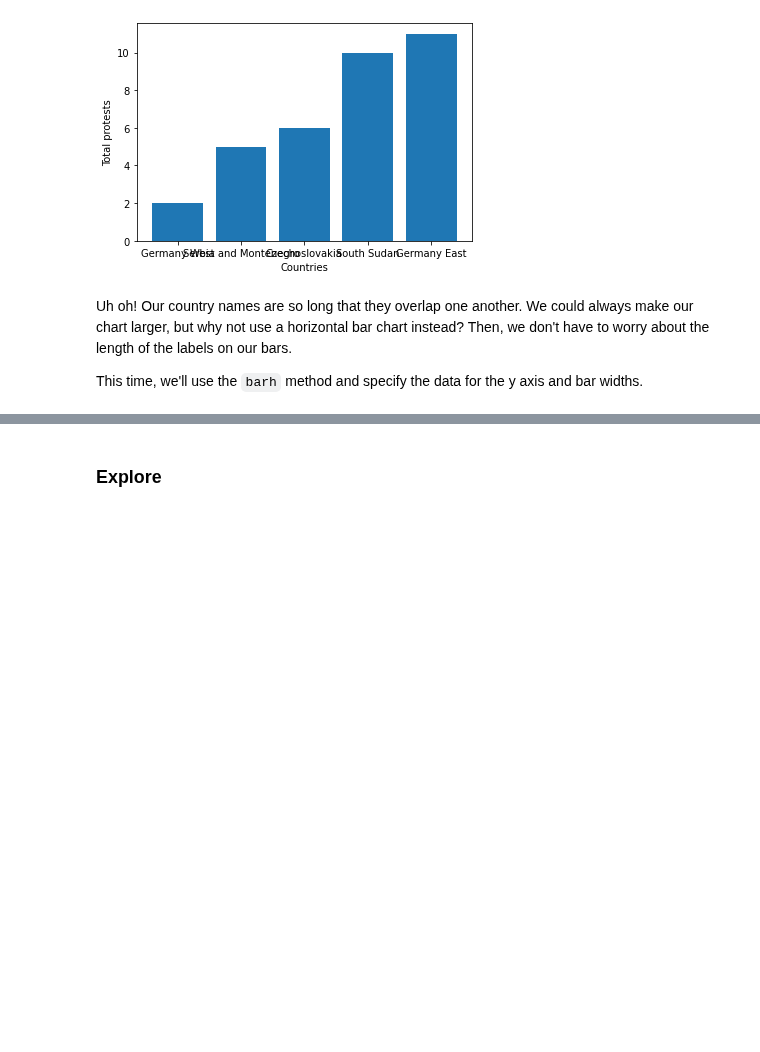
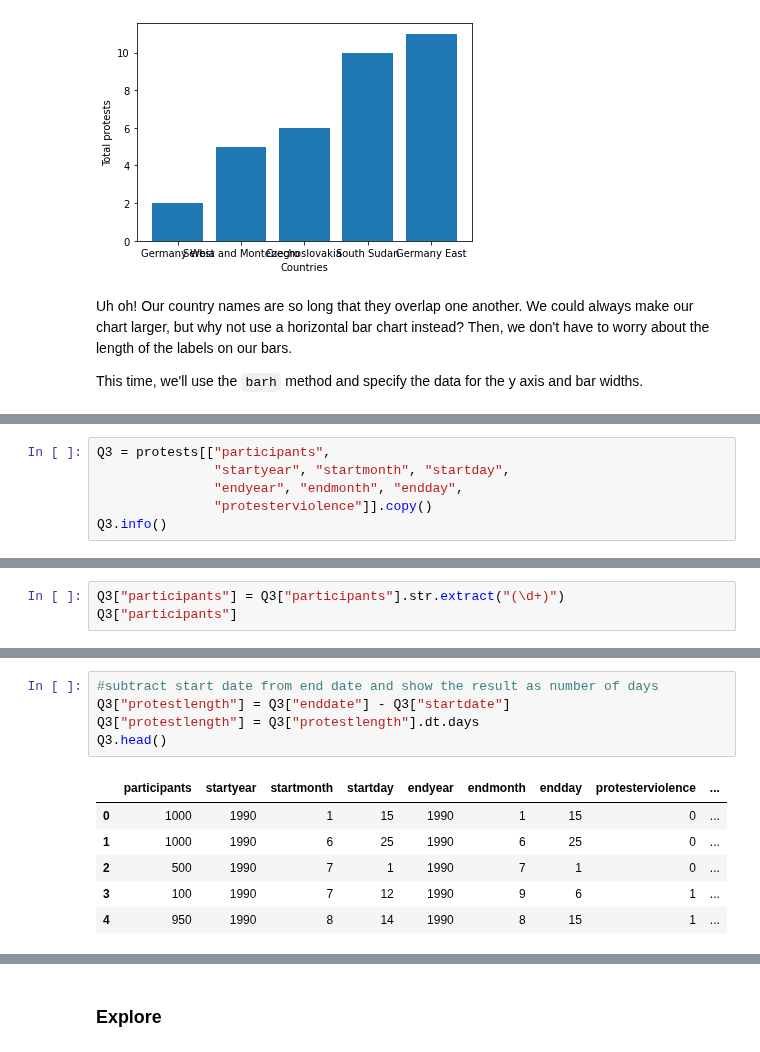
Before and after one commit to UNC-Libraries-data/Python, a Jupyter notebook: Jupyter/Pandas.ipynb, the cells around one changed output, grey strips where cells are left out. Cells and saved outputs as stored; diff of their text form; blank space fills up the shorter version.

```diff
--- a/Jupyter/Pandas.ipynb
+++ b/Jupyter/Pandas.ipynb
@@ -423,0 +428,6 @@ Text(0.5, 0, 'Total protests')
+# %%
+Q3 = protests[["participants",
+               "startyear", "startmonth", "startday",
+               "endyear", "endmonth", "endday",
+               "protesterviolence"]].copy()
+Q3.info()
@@ -423,0 +465,3 @@ Text(0.5, 0, 'Total protests')
+# %%
+Q3["participants"] = Q3["participants"].str.extract("(\d+)")
+Q3["participants"]
@@ -423,0 +518,12 @@ Text(0.5, 0, 'Total protests')
+# %%
+#subtract start date from end date and show the result as number of days
+Q3["protestlength"] = Q3["enddate"] - Q3["startdate"]
+Q3["protestlength"] = Q3["protestlength"].dt.days
+Q3.head()
+# %% [output]
+|  | participants | startyear | startmonth | startday | endyear | endmonth | endday | protesterviolence | ... |
+| 0 | 1000 | 1990 | 1 | 15 | 1990 | 1 | 15 | 0 | ... |
+| 1 | 1000 | 1990 | 6 | 25 | 1990 | 6 | 25 | 0 | ... |
+| 2 | 500 | 1990 | 7 | 1 | 1990 | 7 | 1 | 0 | ... |
+| 3 | 100 | 1990 | 7 | 12 | 1990 | 9 | 6 | 1 | ... |
+| 4 | 950 | 1990 | 8 | 14 | 1990 | 8 | 15 | 1 | ... |
```
Also changed, not shown: parts of 19 cells of this notebook.
